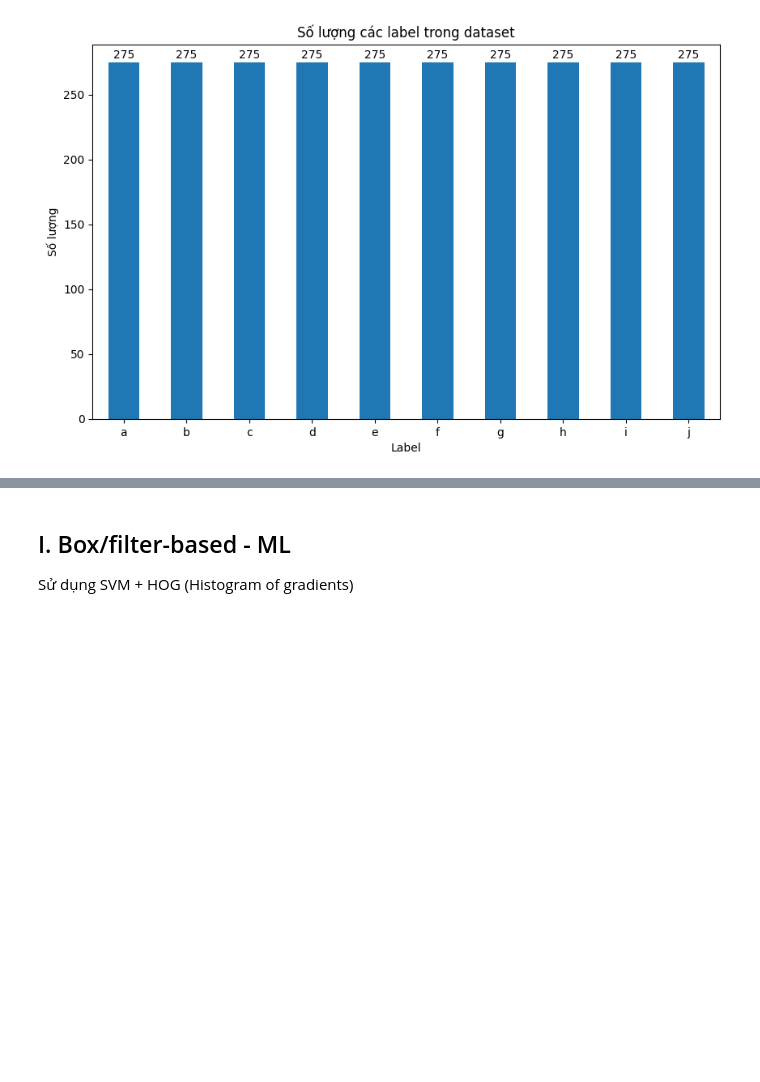
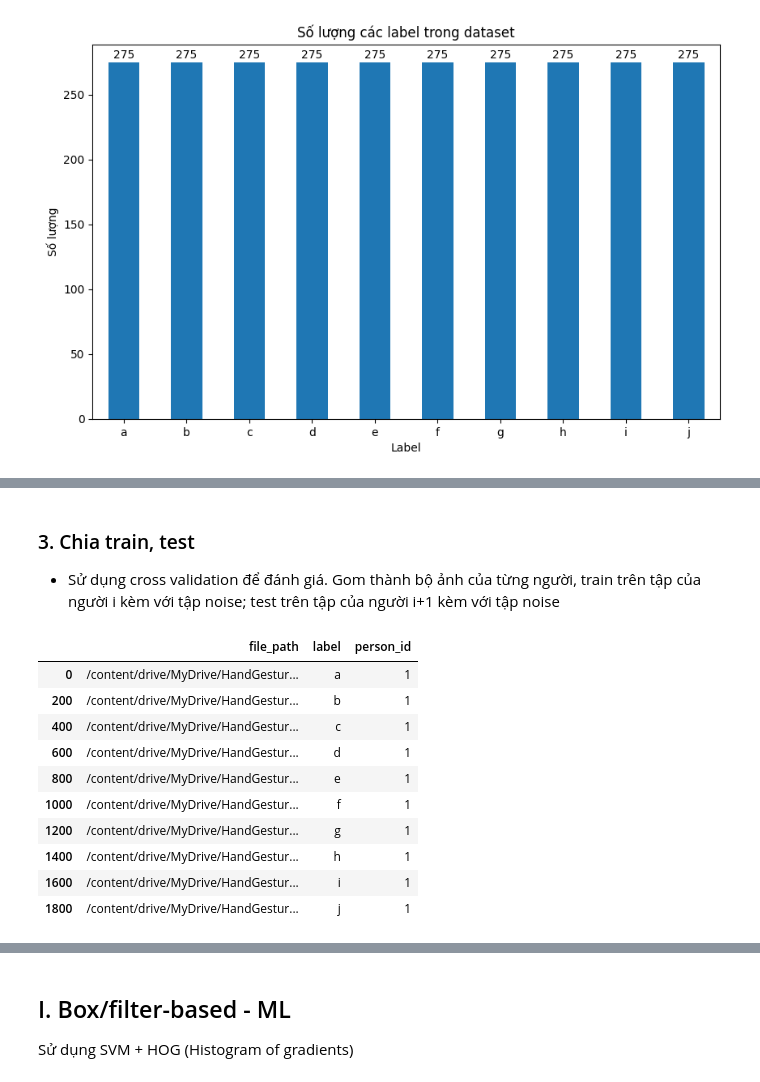
Before and after one commit to kwspringkle/HandGestureRecognition, a Jupyter notebook: all.ipynb, the cells around one changed output, grey strips where cells are left out. Cells and saved outputs as stored; diff of their text form; code cells hidden in the pictures; blank space fills up the shorter version.

```diff
--- a/all.ipynb
+++ b/all.ipynb
@@ -143,0 +195,4 @@ df.to_csv(os.path.join(download_path, 'data.csv'), index=False) #Lưu lại data
+# %% [markdown]
+### 3. Chia train, test
+
+- Sử dụng cross validation để đánh giá. Gom thành bộ ảnh của từng người, train trên tập của người i kèm với tập noise; test trên tập của người i+1 kèm với tập noise
@@ -143,0 +202,15 @@ df.to_csv(os.path.join(download_path, 'data.csv'), index=False) #Lưu lại data
+# %%
+df_clean['person_id'] = df_clean.groupby('label').cumcount() + 1
+df_clean[df_clean['person_id'] == 1] #In ra các ảnh của người số 1
+# %% [output]
+|  | file_path | label | person_id |
+| 0 | /content/drive/MyDrive/HandGestur... | a | 1 |
+| 200 | /content/drive/MyDrive/HandGestur... | b | 1 |
+| 400 | /content/drive/MyDrive/HandGestur... | c | 1 |
+| 600 | /content/drive/MyDrive/HandGestur... | d | 1 |
+| 800 | /content/drive/MyDrive/HandGestur... | e | 1 |
+| 1000 | /content/drive/MyDrive/HandGestur... | f | 1 |
+| 1200 | /content/drive/MyDrive/HandGestur... | g | 1 |
+| 1400 | /content/drive/MyDrive/HandGestur... | h | 1 |
+| 1600 | /content/drive/MyDrive/HandGestur... | i | 1 |
+| 1800 | /content/drive/MyDrive/HandGestur... | j | 1 |
```
Also changed, not shown: parts of 23 cells of this notebook.
